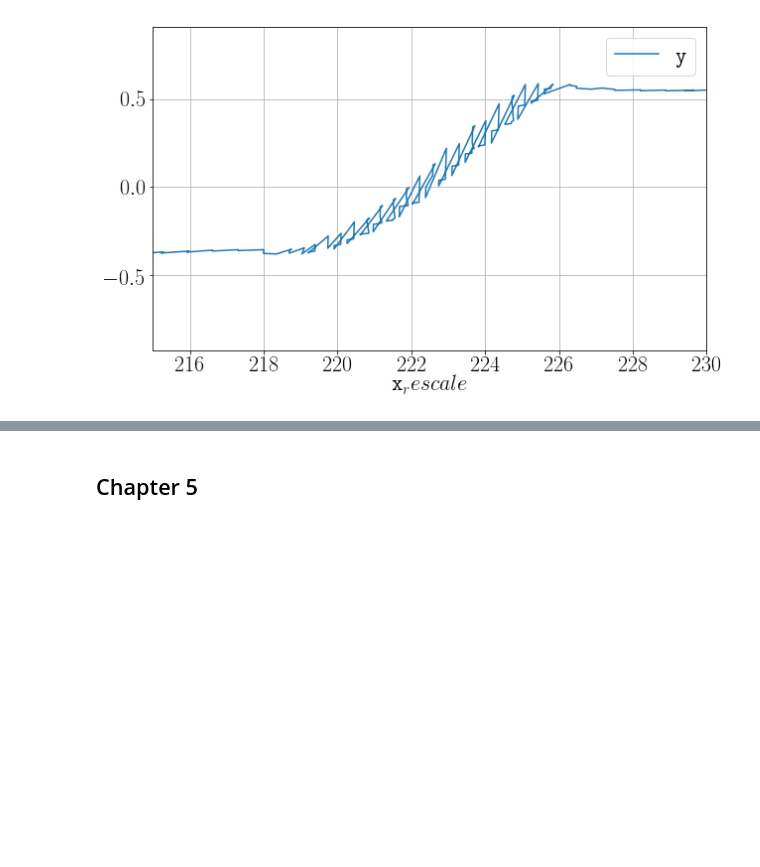
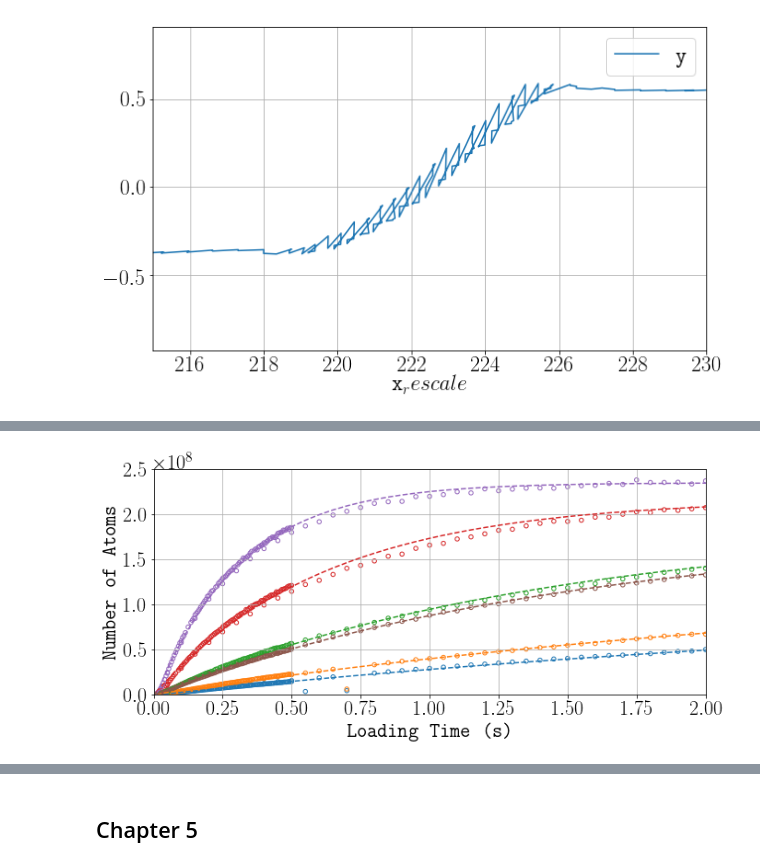
Before and after one commit to jstammers/thesis, a Jupyter notebook: Thesis Plots.ipynb, the cells around one changed output, grey strips where cells are left out. Drawn from its saved outputs; the diff is of its cells as text; code cells hidden in the pictures; blank space fills up the shorter version.

```diff
--- a/Thesis Plots.ipynb
+++ b/Thesis Plots.ipynb
@@ -287,0 +329,18 @@ plt.xlim(215,230)
+# %%
+df = fineNoPushData
+plt.figure(figsize=(10,5))
+ax = plt.gca()
+colours = [(0,0,1*i/len(df)) for i in range(len(df))]
+i=0
+for d in list(df.keys())[0::2]:
+    ax.scatter(df[d]["x"],df[d]["y"],marker="o",facecolor="none",edgecolors="C"+str(int(i/2)),s=20,alpha=1)
+    ax.plot(df[d]["x"],df[d]["y_fit"],color="C"+str(int(i/2)),linestyle="dashed")
+    i+=2
+plt.xlim(0,2);
+plt.ylim(0,2.5e8)
+plt.xlabel("Loading Time (s)")
+plt.ylabel("Number of Atoms")
+plt.tight_layout()
+plt.savefig("../loading_nopush.pdf")
+# %% [output]
+[figure, added]
```
Also changed, not shown: parts of 14 cells of this notebook, 9 other files.
